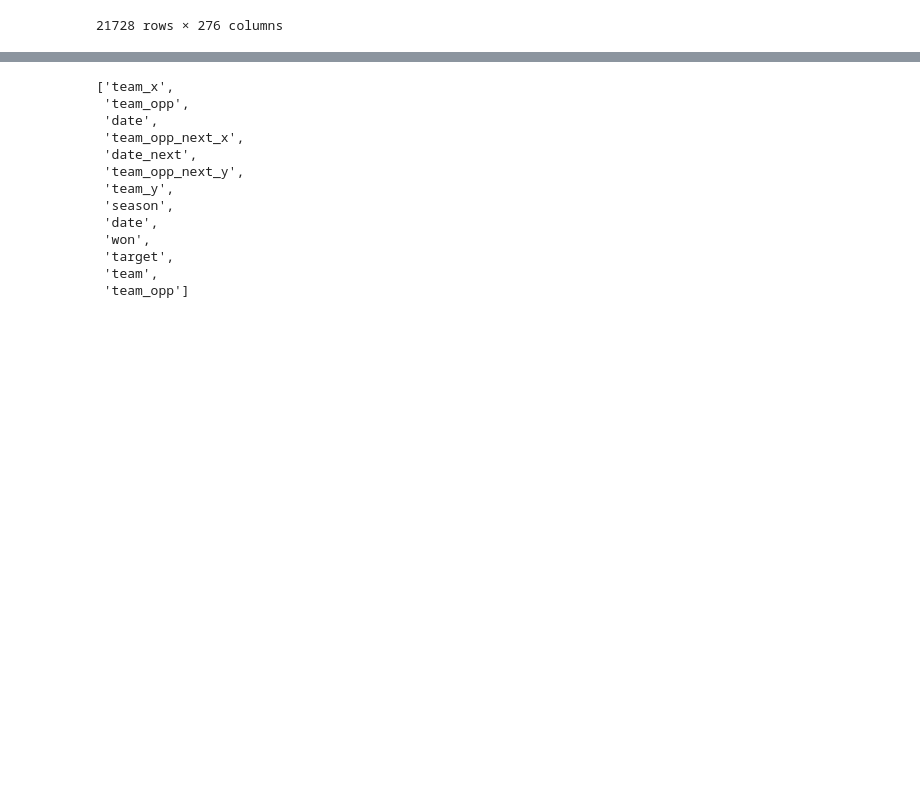
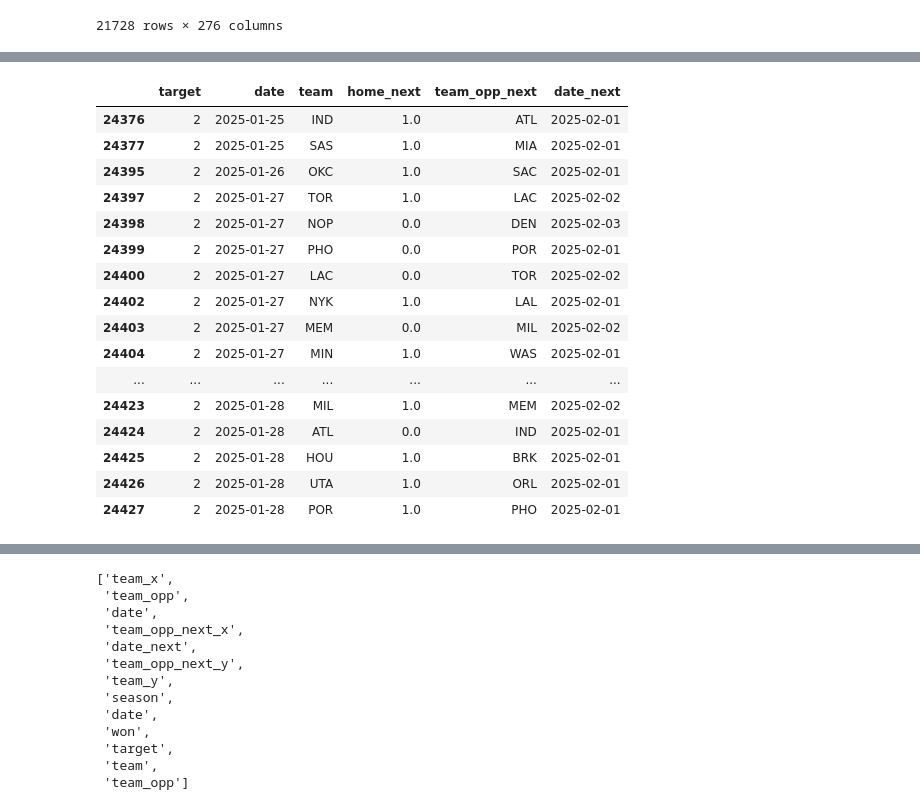
Before and after one commit to Niko2425/NBA-Predict, a Jupyter notebook: predict.ipynb, the cells around one changed output, grey strips where cells are left out. Saved outputs shown, nothing was run; the diff lists cells and outputs as text; code cells hidden in the pictures; blank space fills up the shorter version.

```diff
--- a/predict.ipynb
+++ b/predict.ipynb
@@ -363,3 +415,23 @@ df[df["team"] == "CHI"][["date", "team", "season", "team_opp", "home_next", "tea
+# %%
+df[df["target"] == 2][["target", "date", "team", "home_next", "team_opp_next", "date_next"]]
+# %% [output]
+|  | target | date | team | home_next | team_opp_next | date_next |
+| 24376 | 2 | 2025-01-25 | IND | 1.0 | ATL | 2025-02-01 |
+| 24377 | 2 | 2025-01-25 | SAS | 1.0 | MIA | 2025-02-01 |
+| 24395 | 2 | 2025-01-26 | OKC | 1.0 | SAC | 2025-02-01 |
+| 24397 | 2 | 2025-01-27 | TOR | 1.0 | LAC | 2025-02-02 |
+| 24398 | 2 | 2025-01-27 | NOP | 0.0 | DEN | 2025-02-03 |
+| 24399 | 2 | 2025-01-27 | PHO | 0.0 | POR | 2025-02-01 |
+| 24400 | 2 | 2025-01-27 | LAC | 0.0 | TOR | 2025-02-02 |
+| 24402 | 2 | 2025-01-27 | NYK | 1.0 | LAL | 2025-02-01 |
+| 24403 | 2 | 2025-01-27 | MEM | 0.0 | MIL | 2025-02-02 |
+| 24404 | 2 | 2025-01-27 | MIN | 1.0 | WAS | 2025-02-01 |
+| ... | ... | ... | ... | ... | ... | ... |
+| 24423 | 2 | 2025-01-28 | MIL | 1.0 | MEM | 2025-02-02 |
+| 24424 | 2 | 2025-01-28 | ATL | 0.0 | IND | 2025-02-01 |
+| 24425 | 2 | 2025-01-28 | HOU | 1.0 | BRK | 2025-02-01 |
+| 24426 | 2 | 2025-01-28 | UTA | 1.0 | ORL | 2025-02-01 |
+| 24427 | 2 | 2025-01-28 | POR | 1.0 | PHO | 2025-02-01 |
 # %%
 df = df.copy() #Copy just to prevent errors
 # %%
```
Also changed, not shown: parts of 16 cells of this notebook, 2 other files.
